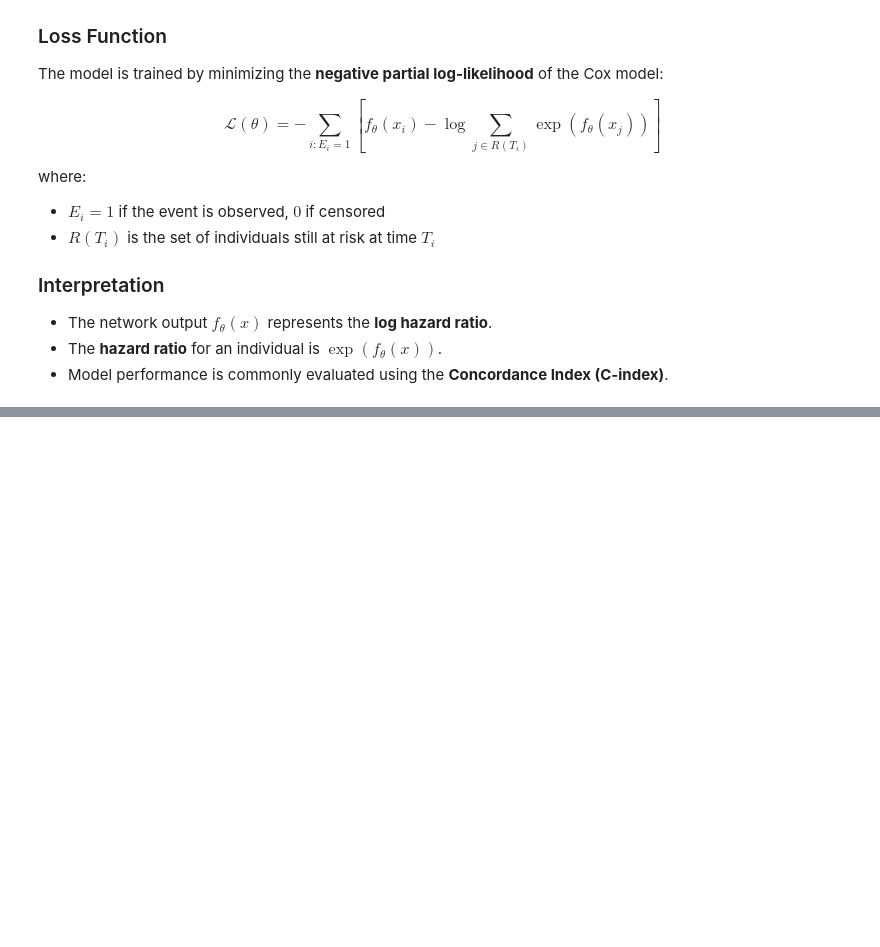
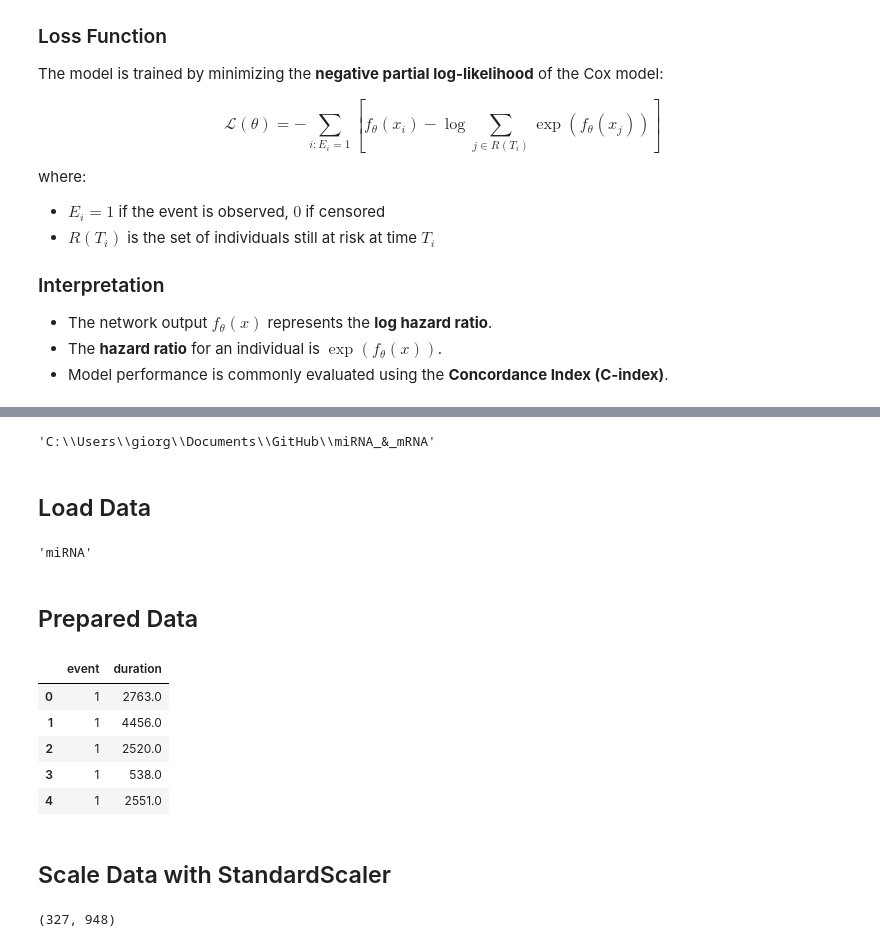
Before and after one commit to giorgiaBertacchini/miRNA_survival_analysis, a Jupyter notebook: notebooks/deepSurv.ipynb, the cells around one changed output, grey strips where cells are left out. Cells and saved outputs as stored; diff of their text form; code cells hidden in the pictures; blank space fills up the shorter version.

```diff
--- a/notebooks/deepSurv.ipynb
+++ b/notebooks/deepSurv.ipynb
@@ -96,0 +197,11 @@ where:
+# %%
+base = os.path.basename(os.getcwd())
+list_path = os.getcwd().split(os.sep)
+list_path.pop()
+ROOT = '\\'.join(list_path)
+DATA_PATH = os.path.join(ROOT, 'datasets/preprocessed')
+ROOT
+# %% [output]
+'C:\\Users\\giorg\\Documents\\GitHub\\miRNA_&_mRNA'
+# %% [markdown]
+## Load Data
@@ -96,0 +213,51 @@ where:
+# %%
+dataset_name = os.path.basename(dataset_file).replace(".csv", "")
+dataset = pd.read_csv(os.path.join(DATA_PATH, dataset_file))
+subtype = dataset_file.split('/')[0]
+subtype
+# %% [output]
+'miRNA'
+# %% [markdown]
+## Prepared Data
+# %%
+def prepare_data(ds):
+    """
+    Splits the dataset into feature matrix X and survival targets y.
+    Optionally includes or excludes clinical variables.
+    """
+    y_cols = ['Death', 'days_to_last_followup', 'days_to_death']
+    y = ds[['Death', 'days_to_last_followup']].copy()
+    y = y.rename(columns={'Death': 'event', 'days_to_last_followup': 'duration'})
+
+    X_cols = [col for col in ds.columns if col not in y_cols]
+    X = ds[X_cols].copy()
+    return X, y
+
+X, y = prepare_data(dataset)
+y.head()
+# %% [output]
+|  | event | duration |
+| 0 | 1 | 2763.0 |
+| 1 | 1 | 4456.0 |
+| 2 | 1 | 2520.0 |
+| 3 | 1 | 538.0 |
+| 4 | 1 | 2551.0 |
+# %% [markdown]
+## Scale Data with StandardScaler
+# %%
+def scale_data(X, gene_starts_with=("hsa", "gene.")):
+    """
+    Applies standard scaling to molecular features (miRNA/mRNA) and age at diagnosis.
+    """
+    scaler = StandardScaler()
+    gene_cols = [c for c in X.columns if c.startswith(gene_starts_with)]
+    gene_cols.append('age_at_initial_pathologic_diagnosis')
+    scaled_X = pd.DataFrame(scaler.fit_transform(X[gene_cols]), columns=gene_cols)
+
+    X[gene_cols] = scaled_X
+    return X
+
+X = scale_data(X, GENE_STARTS_WITH)
+X.shape
+# %% [output]
+(327, 948)
```
Also changed, not shown: parts of 43 cells of this notebook, 1 other file.
